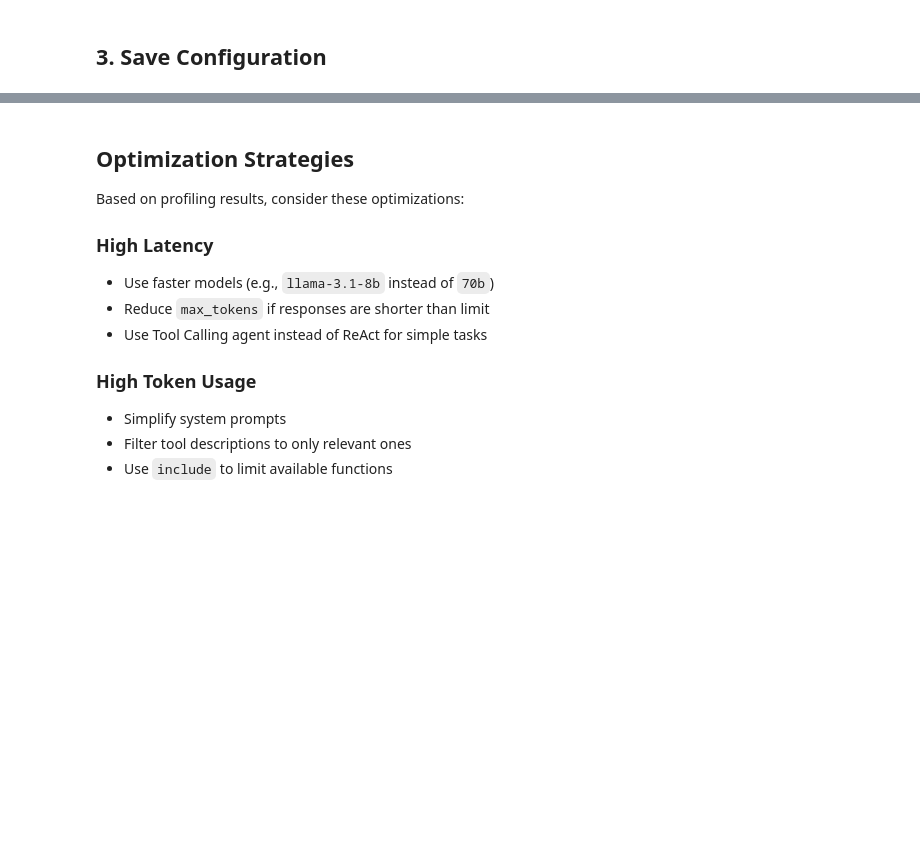
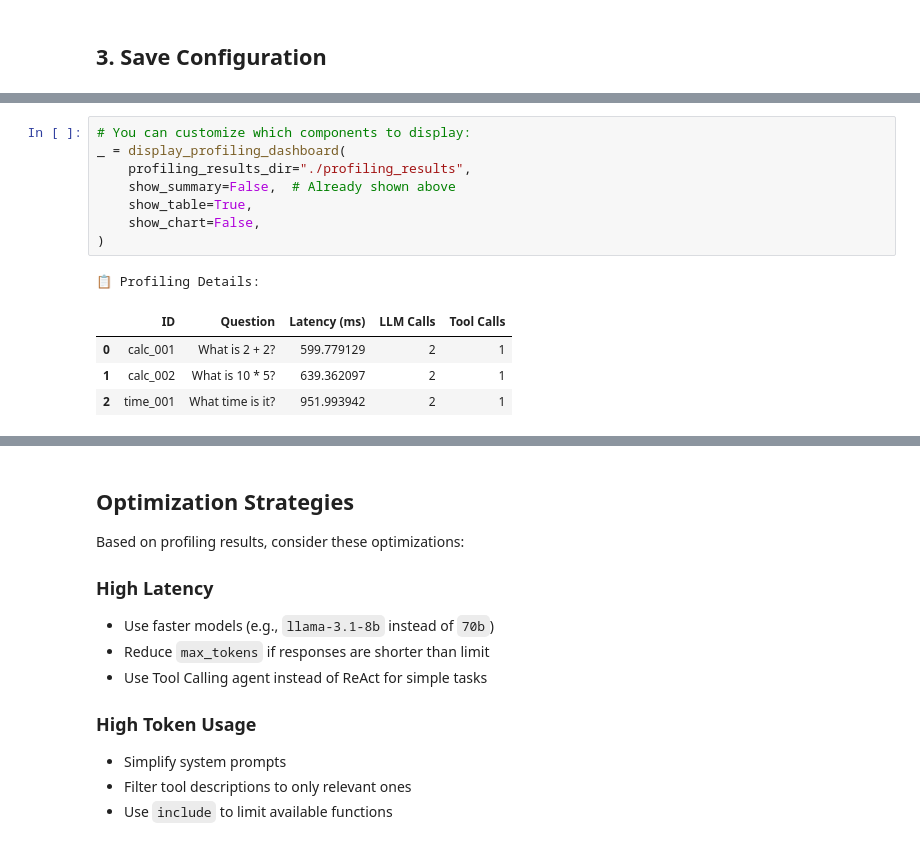
Before and after one commit to pastorsj/NeMo-Agent-Toolkit, a Jupyter notebook: examples/notebooks/sdk/10_profiling.ipynb, the cells around one changed output, grey strips where cells are left out. Cells and saved outputs as stored; diff of their text form; blank space fills up the shorter version.

```diff
--- a/examples/notebooks/sdk/10_profiling.ipynb
+++ b/examples/notebooks/sdk/10_profiling.ipynb
@@ -112,0 +181,14 @@ print(f"📄 Saved to: {config_path}")
+# %%
+# You can customize which components to display:
+_ = display_profiling_dashboard(
+    profiling_results_dir="./profiling_results",
+    show_summary=False,  # Already shown above
+    show_table=True,
+    show_chart=False,
+)
+# %% [output]
+📋 Profiling Details:
+|  | ID | Question | Latency (ms) | LLM Calls | Tool Calls |
+| 0 | calc_001 | What is 2 + 2? | 599.779129 | 2 | 1 |
+| 1 | calc_002 | What is 10 * 5? | 639.362097 | 2 | 1 |
+| 2 | time_001 | What time is it? | 951.993942 | 2 | 1 |
```
Also changed, not shown: parts of 13 cells of this notebook, 17 other files.
